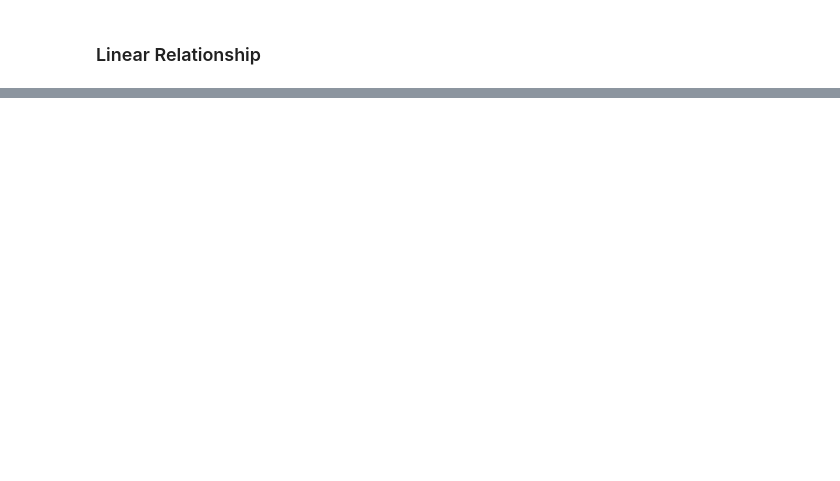
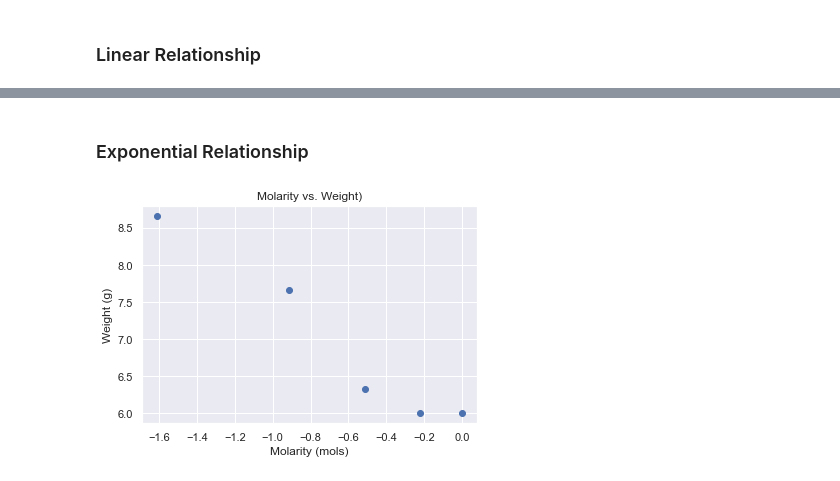
Before and after one commit to pranavnt/PotatoMolarityLab, a Jupyter notebook: modeling.ipynb, the cells around one changed output, grey strips where cells are left out. Cells and saved outputs as stored; diff of their text form; code cells hidden in the pictures; blank space fills up the shorter version.

```diff
--- a/modeling.ipynb
+++ b/modeling.ipynb
@@ -42,0 +42,10 @@ plt.show()
+# %% [markdown]
+### Exponential Relationship
+# %%
+plt.scatter(np.log(X),y)
+plt.title('Molarity vs. Weight)')
+plt.xlabel('Molarity (mols)')
+plt.ylabel('Weight (g)')
+plt.show()
+# %% [output]
+[figure, added]
```
Also changed, not shown: parts of 12 cells of this notebook.
